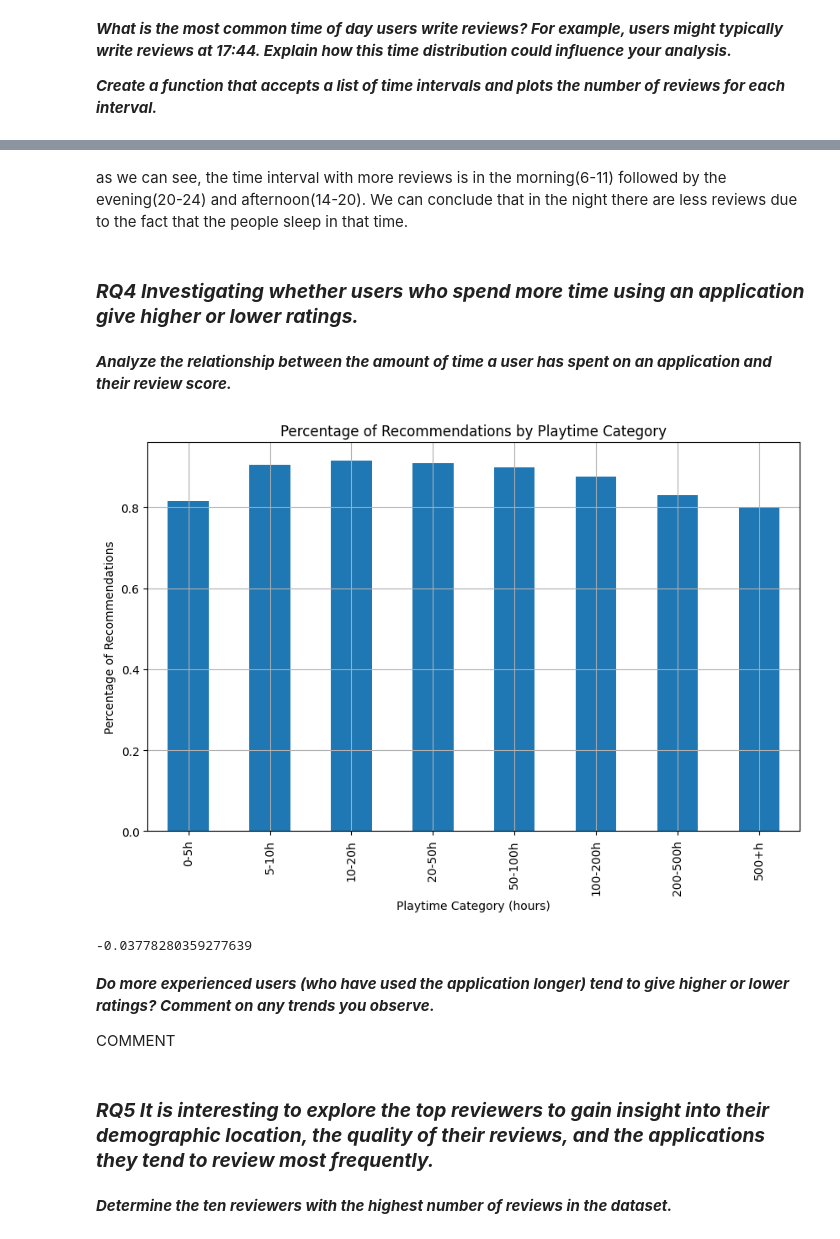
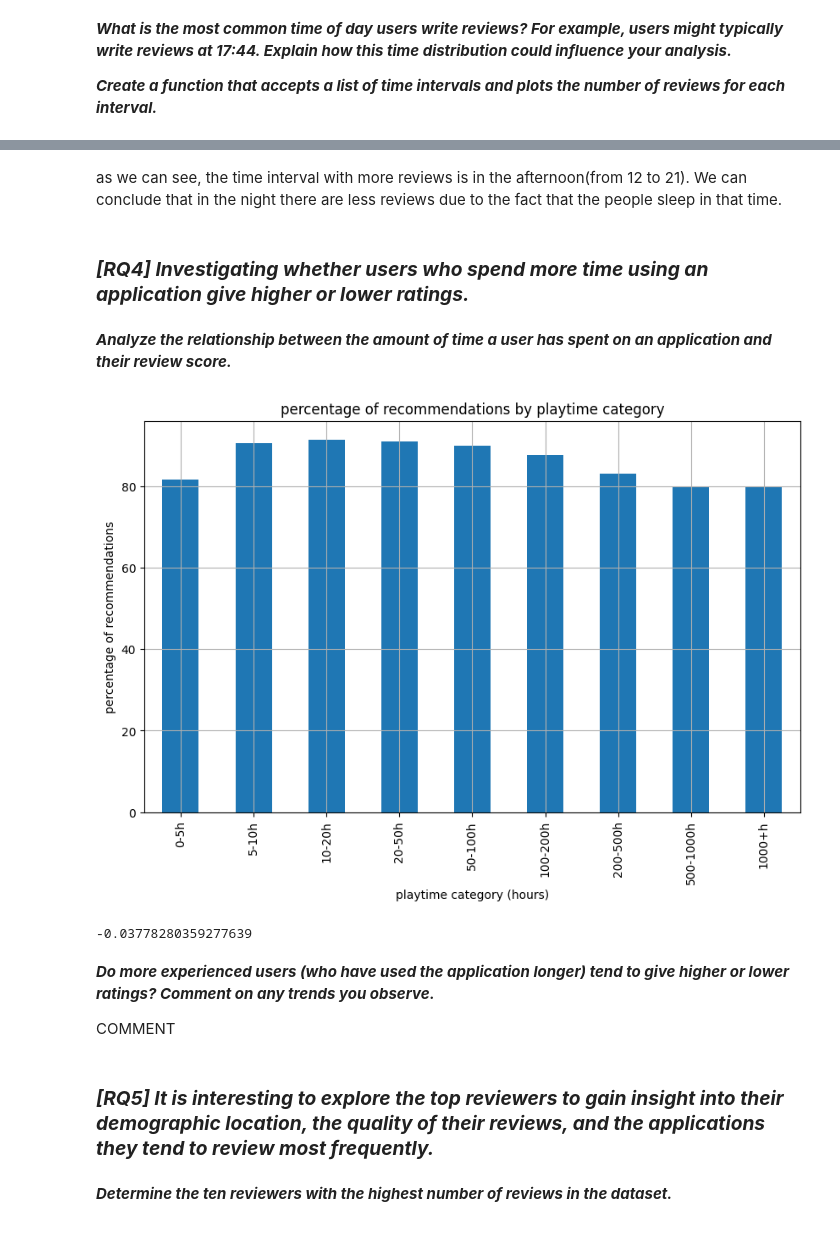
Before and after one commit to Ricksoleo/ADM-HW2-final, a Jupyter notebook: HW2.ipynb, the cells around one changed output, grey strips where cells are left out. Saved outputs shown, nothing was run; the diff lists cells and outputs as text; code cells hidden in the pictures.

```diff
--- a/HW2.ipynb
+++ b/HW2.ipynb
@@ -619,41 +666,41 @@ display(df_table)
 # %% [markdown]
-as we can see, the time interval with more reviews is in the morning(6-11) followed by the evening(20-24) and afternoon(14-20).
+as we can see, the time interval with more reviews is in the afternoon(from 12 to 21).
 We can conclude that in the night there are less reviews due to the fact that the people sleep in that time.
 # %% [markdown]
-### ***RQ4 Investigating whether users who spend more time using an application give higher or lower ratings.***
+### ***[RQ4] Investigating whether users who spend more time using an application give higher or lower ratings.***
 # %% [markdown]
 ***Analyze the relationship between the amount of time a user has spent on an application and their review score.***
 # %%
 # Convert the playtime in hour
 df['playtime_hours'] = df['author.playtime_at_review'] / 60
 
 #create the categories of playtime
-bins = [0, 5, 10, 20, 50, 100, 200, 500, 10000]
-labels = ['0-5h', '5-10h', '10-20h', '20-50h', '50-100h', '100-200h', '200-500h', '500+h']
+bins = [0, 5, 10, 20, 50, 100, 200, 500, 1000,10000]
+labels = ['0-5h', '5-10h', '10-20h', '20-50h', '50-100h', '100-200h', '200-500h', '500-1000h','1000+h']
 df['playtime_category'] = pd.cut(df['playtime_hours'], bins=bins, labels=labels, right=False)
 
-#takes the percentage
-playtime_recommendation = df.groupby('playtime_category')['recommended'].mean()
+#takes the percentage(we can use the mean because the values are binary)
+playtime_recommendation = df.groupby('playtime_category')['recommended'].mean()*100
 
 #display the results
 playtime_recommendation.plot(kind='bar', figsize=(10,6))
-plt.title('Percentage of Recommendations by Playtime Category')
-plt.xlabel('Playtime Category (hours)')
-plt.ylabel('Percentage of Recommendations')
+plt.title('percentage of recommendations by playtime category')
+plt.xlabel('playtime category (hours)')
+plt.ylabel('percentage of recommendations')
 plt.grid(True)
 plt.show()
 
 correlation = df['author.playtime_forever'].corr(df['recommended'])
 print(correlation)
 # %% [output]
-[figure, old version]
+[figure, new version]
 -0.03778280359277639
 # %% [markdown]
 ***Do more experienced users (who have used the application longer) tend to give higher or lower ratings? Comment on any trends you observe.***
 
 COMMENT
 # %% [markdown]
-### ***RQ5 It is interesting to explore the top reviewers to gain insight into their demographic location, the quality of their reviews, and the applications they tend to review most frequently.***
+### ***[RQ5] It is interesting to explore the top reviewers to gain insight into their demographic location, the quality of their reviews, and the applications they tend to review most frequently.***
 # %% [markdown]
 ***Determine the ten reviewers with the highest number of reviews in the dataset.***
 # %%
```
Also changed, not shown: parts of 52 cells of this notebook.
